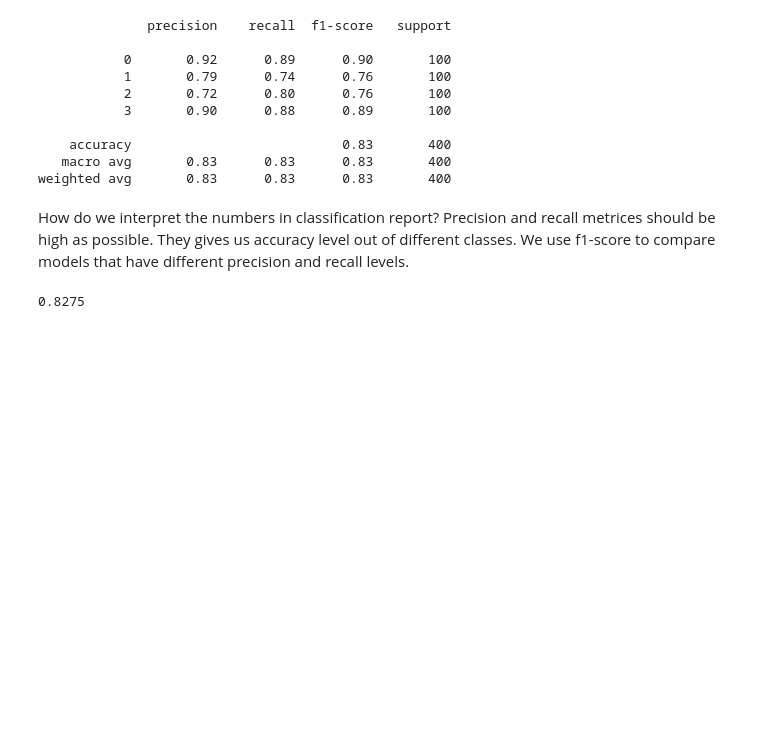
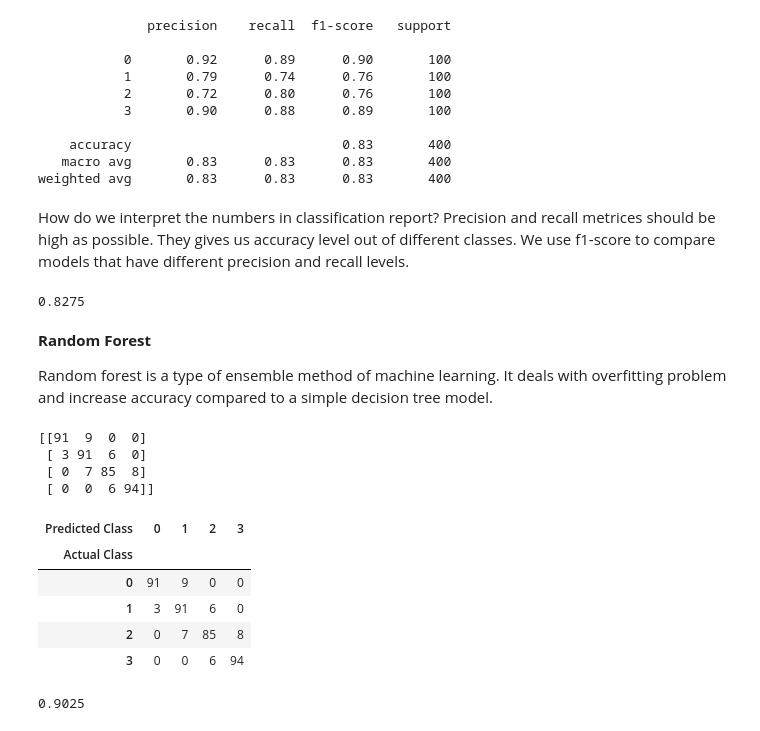
Before and after one commit to UthamanA/Mobile-Phone-Price-Prediction-ML-Classification, a Jupyter notebook: Mobile_Phone_Price_Prediction.ipynb, the cells around one changed output. Cells and saved outputs as stored; diff of their text form; code cells hidden in the pictures; blank space fills up the shorter version.

```diff
--- a/Mobile_Phone_Price_Prediction.ipynb
+++ b/Mobile_Phone_Price_Prediction.ipynb
@@ -280,3 +280,34 @@ acc_dt = metrics.accuracy_score(y_valid, y_pred_dt)
 acc_dt
 # %% [output]
 0.8275
+# %% [markdown]
+**Random Forest**
+
+Random forest is a type of ensemble method of machine learning. It deals with overfitting problem and increase accuracy compared to a simple decision tree model.
+# %%
+rf = RandomForestClassifier(n_estimators = 100, random_state=101, criterion = 'entropy', oob_score = True)
+model_rf = rf.fit(x_train, y_train)
+# %%
+y_pred_rf = rf.predict(x_valid)
+# %%
+print(metrics.confusion_matrix(y_valid, y_pred_rf))
+# %% [output]
+[[91  9  0  0]
+ [ 3 91  6  0]
+ [ 0  7 85  8]
+ [ 0  0  6 94]]
+# %%
+# Create confusion matrix
+pd.crosstab(y_valid, y_pred_rf, rownames=['Actual Class'], colnames=['Predicted Class'])
+# %% [output]
+| Predicted Class | 0 | 1 | 2 | 3 |
+| Actual Class |  |  |  |  |
+| 0 | 91 | 9 | 0 | 0 |
+| 1 | 3 | 91 | 6 | 0 |
+| 2 | 0 | 7 | 85 | 8 |
+| 3 | 0 | 0 | 6 | 94 |
+# %%
+acc_rf = metrics.accuracy_score(y_valid, y_pred_rf)
+acc_rf
+# %% [output]
+0.9025
```
